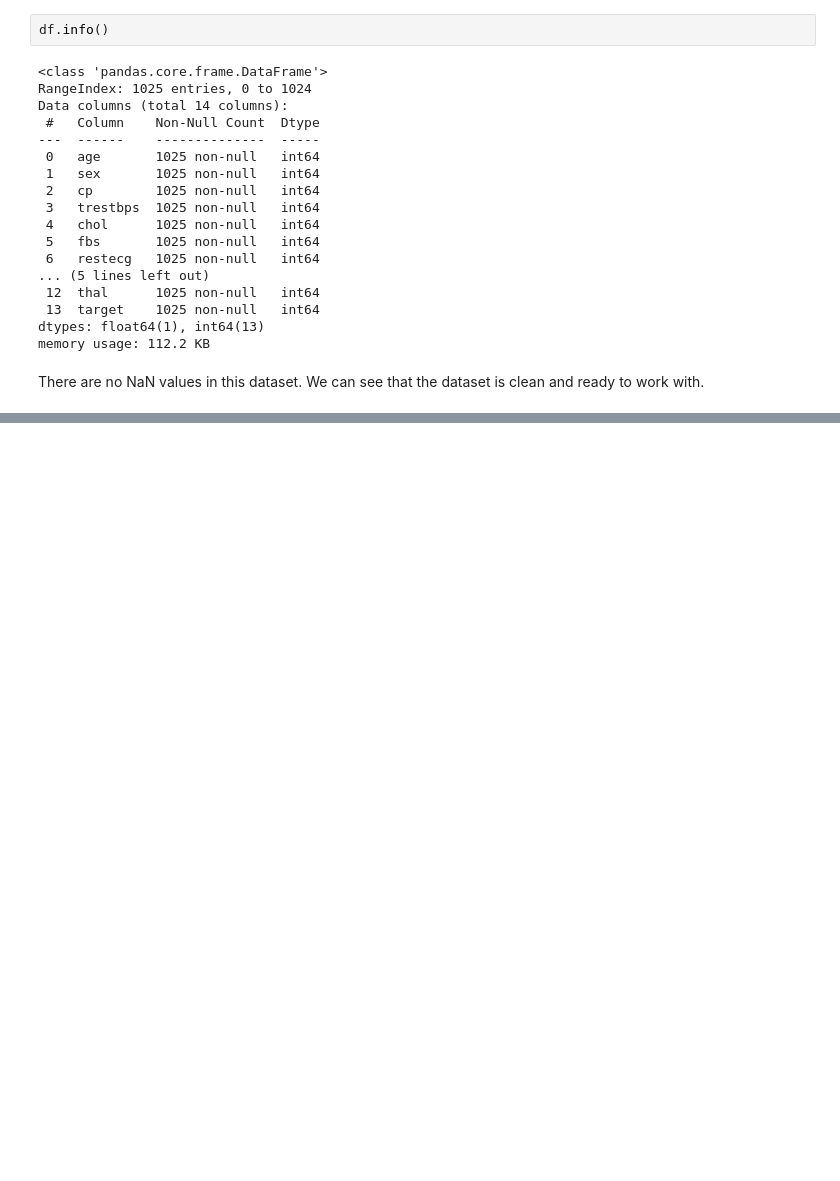
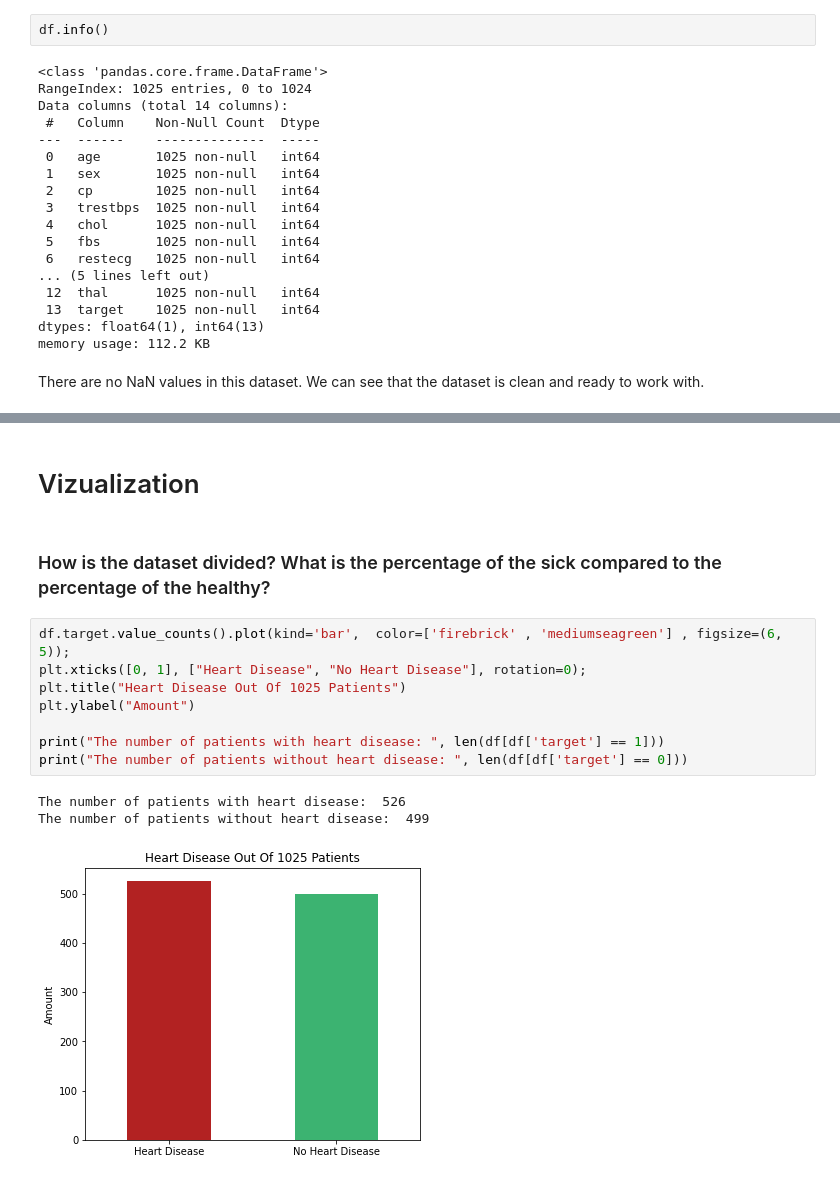
Before and after one commit to Esther-Bi/Introduction-to-Data-Science-2020-Semester-A-Final-Project, a Jupyter notebook: Notebook 3.ipynb, the cells around one changed output, grey strips where cells are left out. Drawn from its saved outputs; the diff is of its cells as text; blank space fills up the shorter version.

```diff
--- a/Notebook 3.ipynb
+++ b/Notebook 3.ipynb
@@ -117,3 +117,19 @@ df.describe()
 | 50% | 56.000000 | 1.000000 | 1.000000 | 130.000000 | 240.00000 | 0.000000 | 1.000000 | 152.000000 | 0.000000 | 0.800000 | 1.000000 | ... |
 | 75% | 61.000000 | 1.000000 | 2.000000 | 140.000000 | 275.00000 | 0.000000 | 1.000000 | 166.000000 | 1.000000 | 1.800000 | 2.000000 | ... |
 | max | 77.000000 | 1.000000 | 3.000000 | 200.000000 | 564.00000 | 1.000000 | 2.000000 | 202.000000 | 1.000000 | 6.200000 | 2.000000 | ... |
+# %% [markdown]
+# Vizualization
+# %% [markdown]
+### How is the dataset divided? What is the percentage of the sick compared to the percentage of the healthy?
+# %%
+df.target.value_counts().plot(kind='bar',  color=['firebrick' , 'mediumseagreen'] , figsize=(6, 5));
+plt.xticks([0, 1], ["Heart Disease", "No Heart Disease"], rotation=0);
+plt.title("Heart Disease Out Of 1025 Patients")
+plt.ylabel("Amount")
+
+print("The number of patients with heart disease: ", len(df[df['target'] == 1]))
+print("The number of patients without heart disease: ", len(df[df['target'] == 0]))
+# %% [output]
+The number of patients with heart disease:  526
+The number of patients without heart disease:  499
+[figure, added]
```
Also changed, not shown: parts of 20 cells of this notebook.
